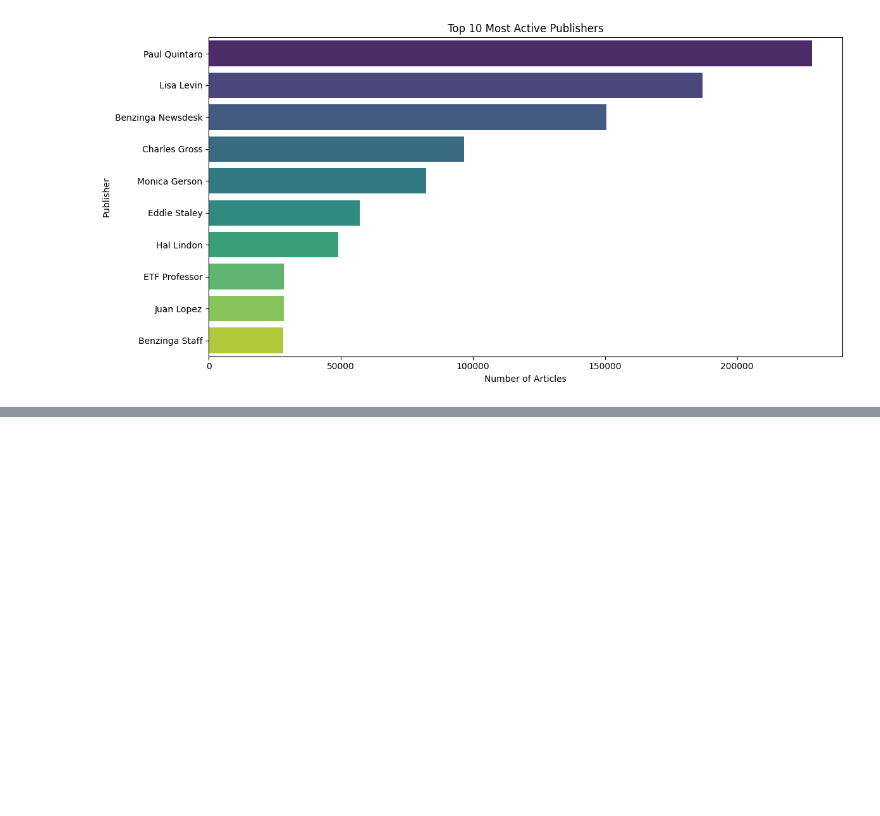
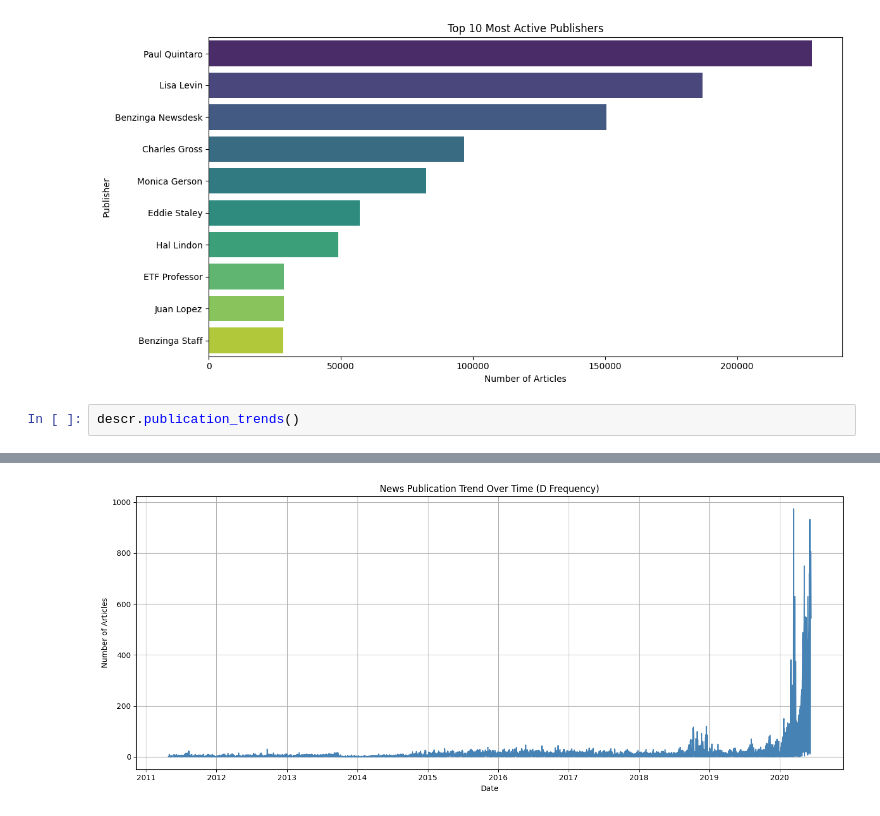
Before and after one commit to mubarek4566/Financial-News-and-Stock-Price-Analysis, a Jupyter notebook: notebooks/main.ipynb, the cells around one changed output, grey strips where cells are left out. Drawn from its saved outputs; the diff is of its cells as text; blank space fills up the shorter version.

Commit message:
pushing publication trends and common keyword extraction

```diff
--- a/notebooks/main.ipynb
+++ b/notebooks/main.ipynb
@@ -118,3 +122,6 @@ Juan Lopez            28438
 Benzinga Staff        28114
 Name: count, dtype: int64
 [figure]
+# %%
+descr.publication_trends()
+# %% [output]
@@ -120,0 +141 @@ Name: count, dtype: int64
+[figure, added]
```
Also changed, not shown: parts of 4 cells of this notebook, 1 other file.
